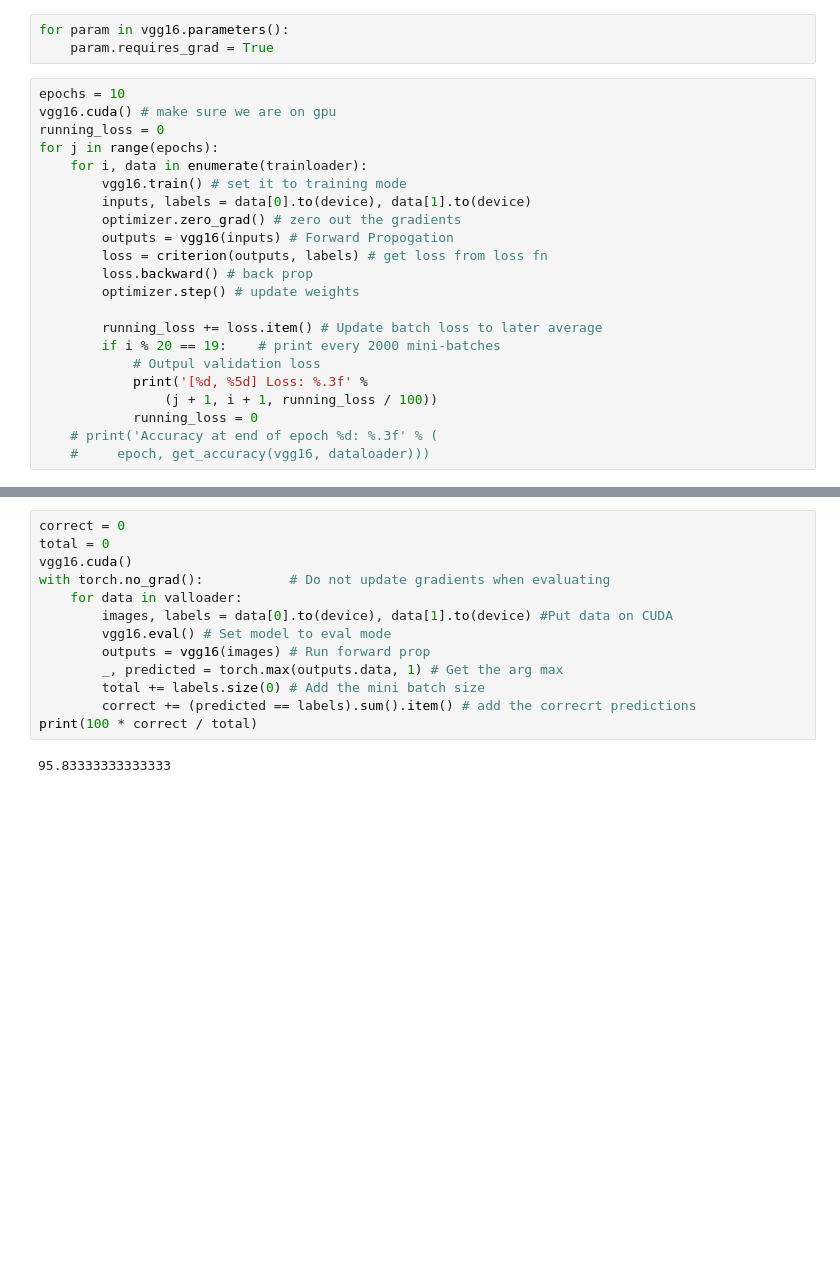
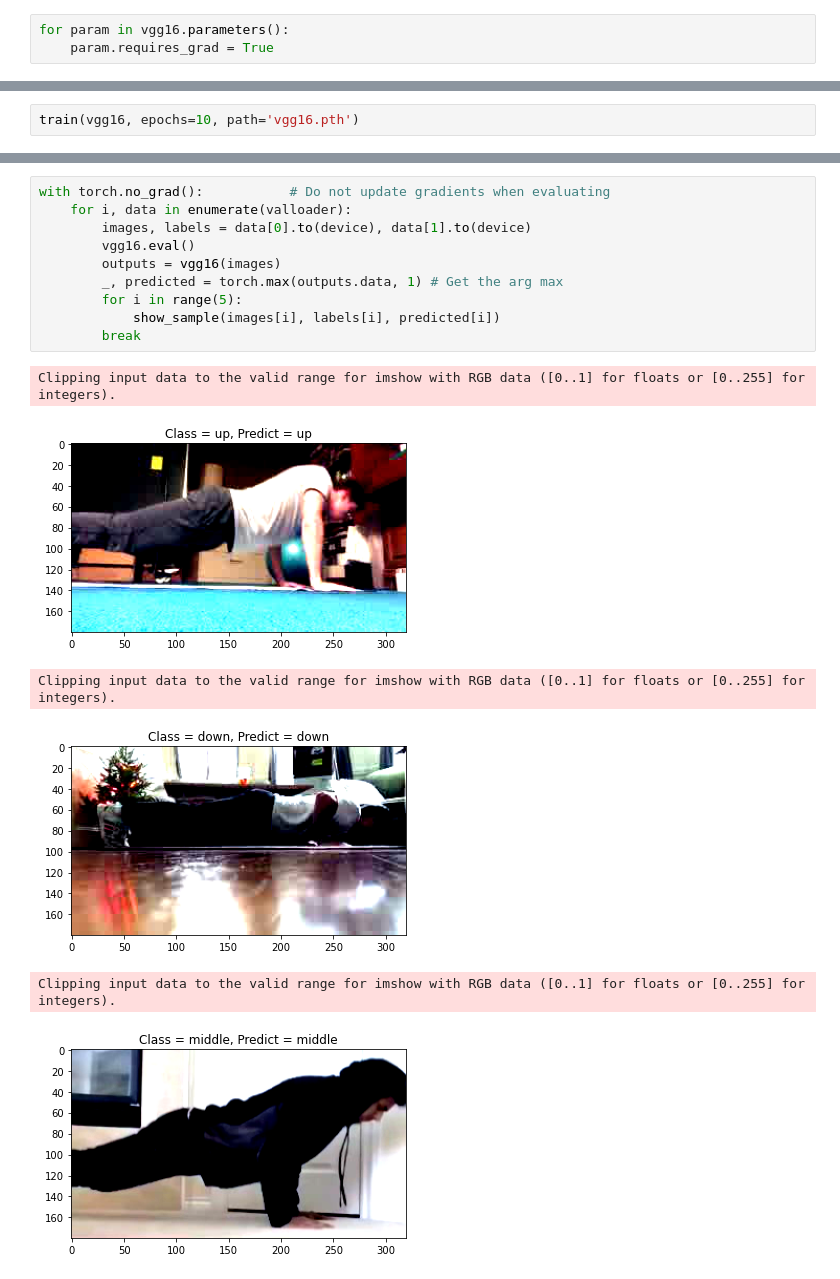
Before and after one commit to josephtrasatti/Pushup-Auto-Counter-CV, a Jupyter notebook: model.ipynb, the cells around one changed output, grey strips where cells are left out. Drawn from its saved outputs; the diff is of its cells as text; blank space fills up the shorter version.

```diff
--- a/model.ipynb
+++ b/model.ipynb
@@ -161,25 +168,3 @@ Clipping input data to the valid range for imshow with RGB data ([0..1] for floa
 # %%
 for param in vgg16.parameters():
     param.requires_grad = True
-# %%
-epochs = 10
-vgg16.cuda() # make sure we are on gpu
-running_loss = 0
-for j in range(epochs):
-    for i, data in enumerate(trainloader):
-        vgg16.train() # set it to training mode
-        inputs, labels = data[0].to(device), data[1].to(device)
-        optimizer.zero_grad() # zero out the gradients
-        outputs = vgg16(inputs) # Forward Propogation
-        loss = criterion(outputs, labels) # get loss from loss fn
-        loss.backward() # back prop
-        optimizer.step() # update weights
-
-        running_loss += loss.item() # Update batch loss to later average
-        if i % 20 == 19:    # print every 2000 mini-batches
-            # Outpul validation loss
-            print('[%d, %5d] Loss: %.3f' %
-                (j + 1, i + 1, running_loss / 100))
-            running_loss = 0
-    # print('Accuracy at end of epoch %d: %.3f' % (
-    #     epoch, get_accuracy(vgg16, dataloader)))
@@ -206,0 +171,2 @@ for j in range(epochs):
+# %%
+train(vgg16, epochs=10, path='vgg16.pth')
@@ -207,15 +193,17 @@ for j in range(epochs):
 # %%
-correct = 0
-total = 0
-vgg16.cuda()
 with torch.no_grad():           # Do not update gradients when evaluating
-    for data in valloader:
-        images, labels = data[0].to(device), data[1].to(device) #Put data on CUDA
-        vgg16.eval() # Set model to eval mode
-        outputs = vgg16(images) # Run forward prop
+    for i, data in enumerate(valloader):
+        images, labels = data[0].to(device), data[1].to(device)
+        vgg16.eval()
+        outputs = vgg16(images)
         _, predicted = torch.max(outputs.data, 1) # Get the arg max
-        total += labels.size(0) # Add the mini batch size
-        correct += (predicted == labels).sum().item() # add the correcrt predictions
-print(100 * correct / total)
+        for i in range(5):
+            show_sample(images[i], labels[i], predicted[i])
+        break
 # %% [output]
-95.83333333333333
+Clipping input data to the valid range for imshow with RGB data ([0..1] for floats or [0..255] for integers).
+[figure, added]
+Clipping input data to the valid range for imshow with RGB data ([0..1] for floats or [0..255] for integers).
+[figure, added]
+Clipping input data to the valid range for imshow with RGB data ([0..1] for floats or [0..255] for integers).
+[figure, added]
```
Also changed, not shown: parts of 50 cells of this notebook, 3 other files.
